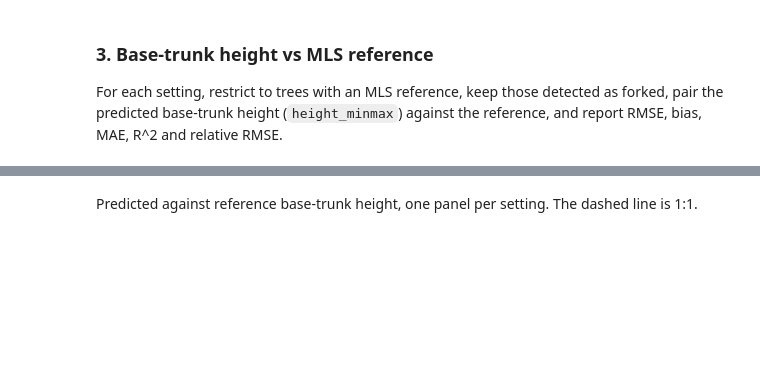
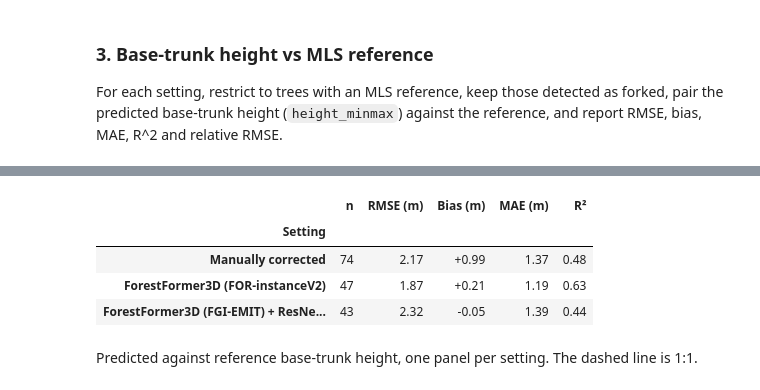
Before and after one commit to devarun07/Fork-Detection-From-ALS-Point-Clouds, a Jupyter notebook: paper_reproduction/reproduce.ipynb, the cells around one changed output, grey strips where cells are left out. Drawn from its saved outputs; the diff is of its cells as text; code cells hidden in the pictures; blank space fills up the shorter version.

```diff
--- a/paper_reproduction/reproduce.ipynb
+++ b/paper_reproduction/reproduce.ipynb
@@ -247,7 +250,7 @@ for setting, ds in SETTINGS.items():
     paired = pair_estimates_with_reference(
         recs, lookup, mls_heights, height_field="height_minmax")
     m = height_metrics(paired)
-    print_height_metrics(m, title=setting)
+    # print_height_metrics(m, title=setting)
     paired_by_setting[setting]  = paired
     metrics_by_setting[setting] = m
 # %% [output]
@@ -255,3 +277,21 @@ FileNotFoundError: [Errno 2] No such file or directory: '/home/arun/PointClouds/
+# %%
+def base_trunk_df(metrics_by_setting):
+    rows = [
+        (setting, m["n"], f'{m["rmse"]:.2f}', f'{m["bias"]:+.2f}',
+         f'{m["mae"]:.2f}', f'{m["r2"]:.2f}')
+        for setting, m in metrics_by_setting.items()
+    ]
+    return pd.DataFrame(
+        rows, columns=["Setting", "n", "RMSE (m)", "Bias (m)", "MAE (m)", "R²"]
+    ).set_index("Setting")
+
+base_trunk_df(metrics_by_setting)
+# %% [output]
+|  | n | RMSE (m) | Bias (m) | MAE (m) | R² |
+| Setting |  |  |  |  |  |
+| Manually corrected | 74 | 2.17 | +0.99 | 1.37 | 0.48 |
+| ForestFormer3D (FOR-instanceV2) | 47 | 1.87 | +0.21 | 1.19 | 0.63 |
+| ForestFormer3D (FGI-EMIT) + ResNe... | 43 | 2.32 | -0.05 | 1.39 | 0.44 |
 # %% [markdown]
 Predicted against reference base-trunk height, one panel per setting. The
 dashed line is 1:1.
```
Also changed, not shown: parts of 6 cells of this notebook, 1 other file.
